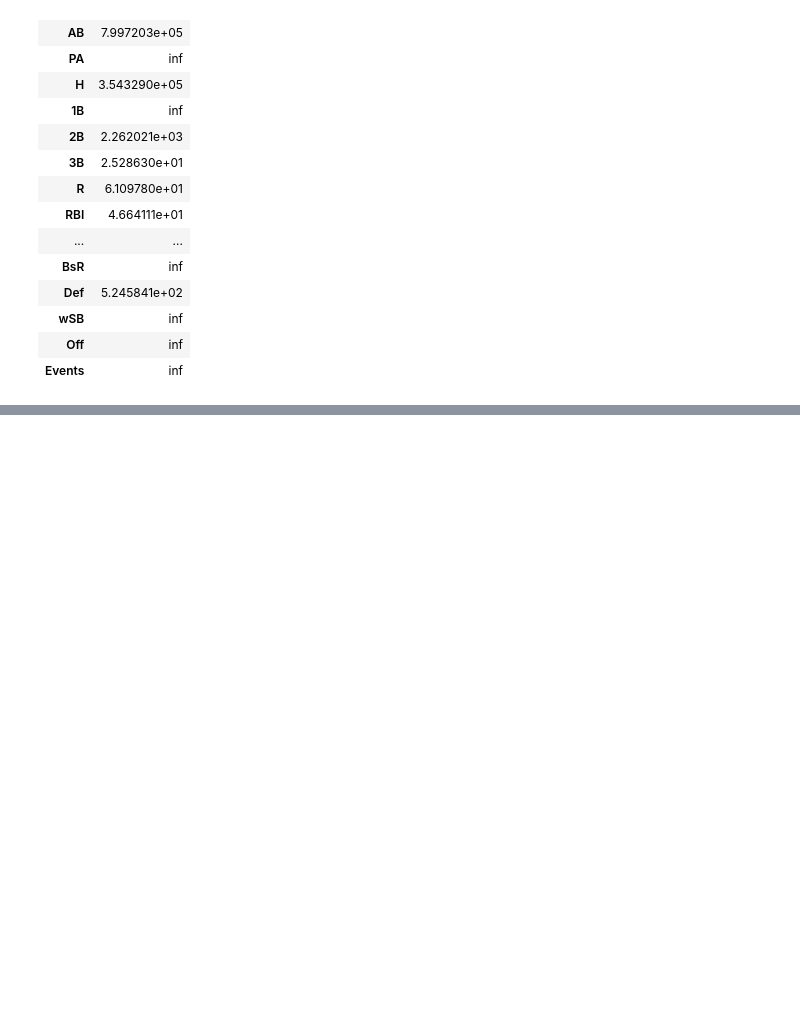
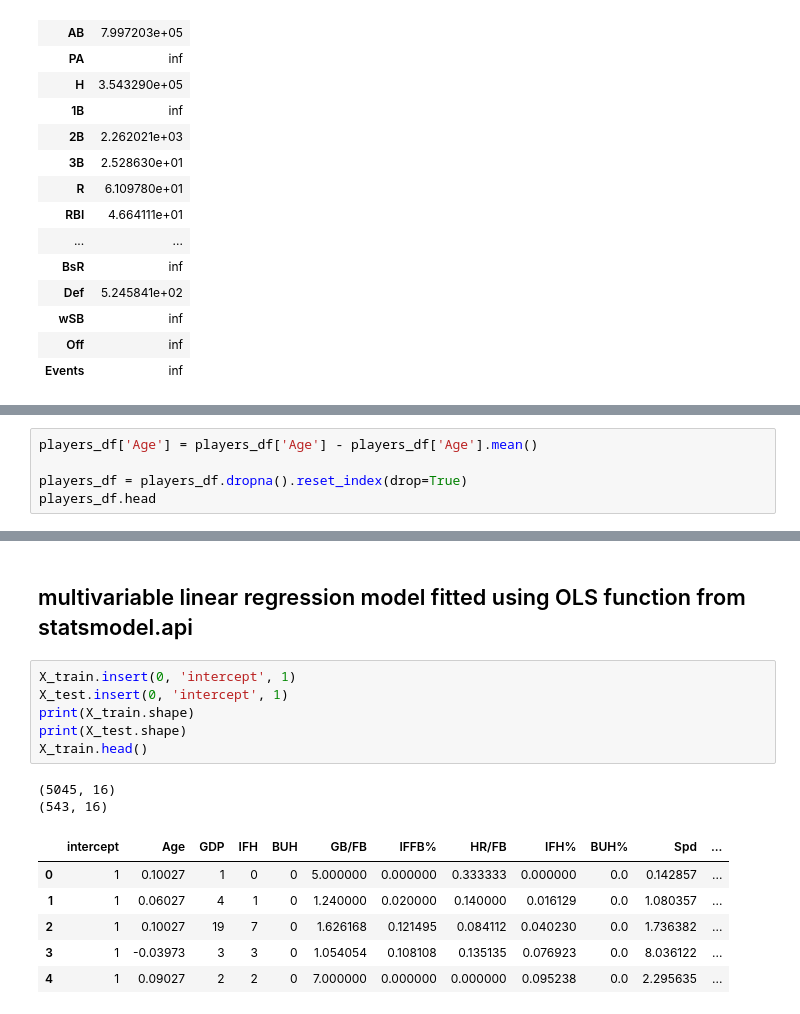
Before and after one commit to N-Janick/BE2100_HR_predictions_ML_project, a Jupyter notebook: notebooks/exploration/multivariable_linear_regression_notebook.ipynb, the cells around one changed output, grey strips where cells are left out. Drawn from its saved outputs; the diff is of its cells as text; blank space fills up the shorter version.

```diff
--- a/notebooks/exploration/multivariable_linear_regression_notebook.ipynb
+++ b/notebooks/exploration/multivariable_linear_regression_notebook.ipynb
@@ -331,0 +344,5 @@ vif
+# %%
+players_df['Age'] = players_df['Age'] - players_df['Age'].mean()
+
+players_df = players_df.dropna().reset_index(drop=True)
+players_df.head
@@ -331,0 +457,17 @@ vif
+# %% [markdown]
+## multivariable linear regression model fitted using OLS function from statsmodel.api
+# %%
+X_train.insert(0, 'intercept', 1)
+X_test.insert(0, 'intercept', 1)
+print(X_train.shape)
+print(X_test.shape)
+X_train.head()
+# %% [output]
+(5045, 16)
+(543, 16)
+|  | intercept | Age | GDP | IFH | BUH | GB/FB | IFFB% | HR/FB | IFH% | BUH% | Spd | ... |
+| 0 | 1 | 0.10027 | 1 | 0 | 0 | 5.000000 | 0.000000 | 0.333333 | 0.000000 | 0.0 | 0.142857 | ... |
+| 1 | 1 | 0.06027 | 4 | 1 | 0 | 1.240000 | 0.020000 | 0.140000 | 0.016129 | 0.0 | 1.080357 | ... |
+| 2 | 1 | 0.10027 | 19 | 7 | 0 | 1.626168 | 0.121495 | 0.084112 | 0.040230 | 0.0 | 1.736382 | ... |
+| 3 | 1 | -0.03973 | 3 | 3 | 0 | 1.054054 | 0.108108 | 0.135135 | 0.076923 | 0.0 | 8.036122 | ... |
+| 4 | 1 | 0.09027 | 2 | 2 | 0 | 7.000000 | 0.000000 | 0.000000 | 0.095238 | 0.0 | 2.295635 | ... |
```
Also changed, not shown: parts of 14 cells of this notebook, 11 other files.
